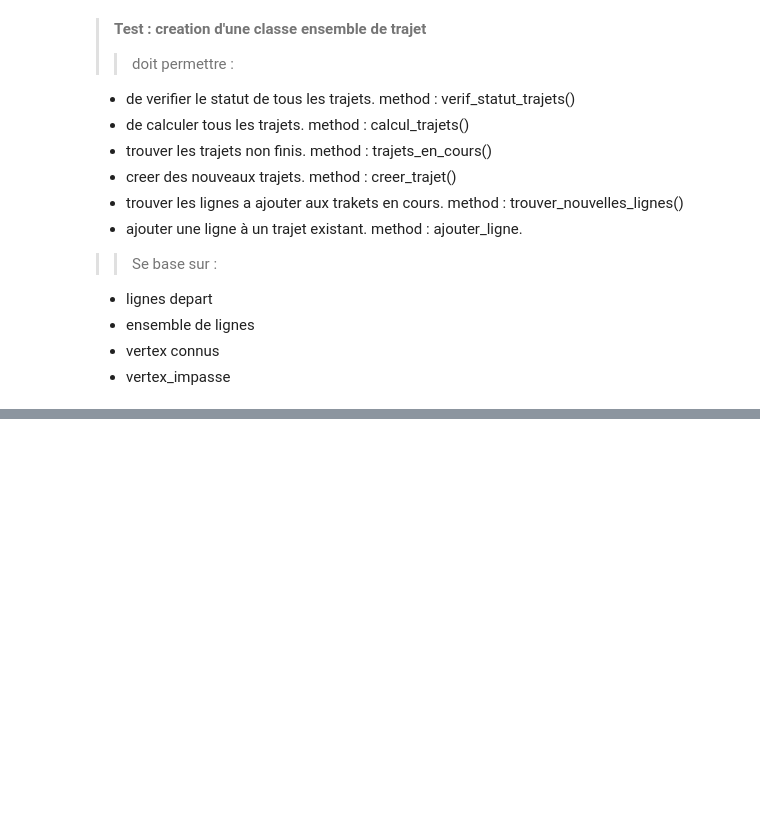
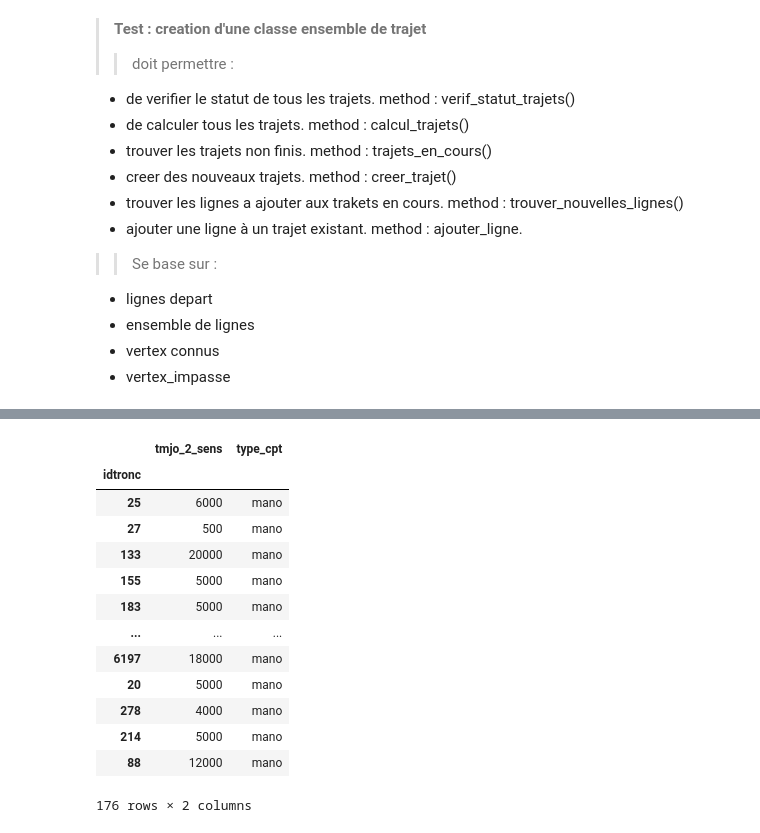
Before and after one commit to nantodevison/Lin_uniq_BdxM, a Jupyter notebook: Lin_uniq_BdxM/Traitements/traitements.ipynb, the cells around one changed output, grey strips where cells are left out. Cells and saved outputs as stored; diff of their text form; code cells hidden in the pictures; blank space fills up the shorter version.

```diff
--- a/Lin_uniq_BdxM/Traitements/traitements.ipynb
+++ b/Lin_uniq_BdxM/Traitements/traitements.ipynb
@@ -716,0 +712,17 @@ resultats_finaux.loc[resultats_finaux['bati']=='BATIMENT0000000256935638']
+# %%
+et.df_corection_calcul_3_voies
+# %% [output]
+|  | tmjo_2_sens | type_cpt |
+| idtronc |  |  |
+| 25 | 6000 | mano |
+| 27 | 500 | mano |
+| 133 | 20000 | mano |
+| 155 | 5000 | mano |
+| 183 | 5000 | mano |
+| ... | ... | ... |
+| 6197 | 18000 | mano |
+| 20 | 5000 | mano |
+| 278 | 4000 | mano |
+| 214 | 5000 | mano |
+| 88 | 12000 | mano |
+176 rows × 2 columns
```
Also changed, not shown: parts of 23 cells of this notebook, 4 other files.
